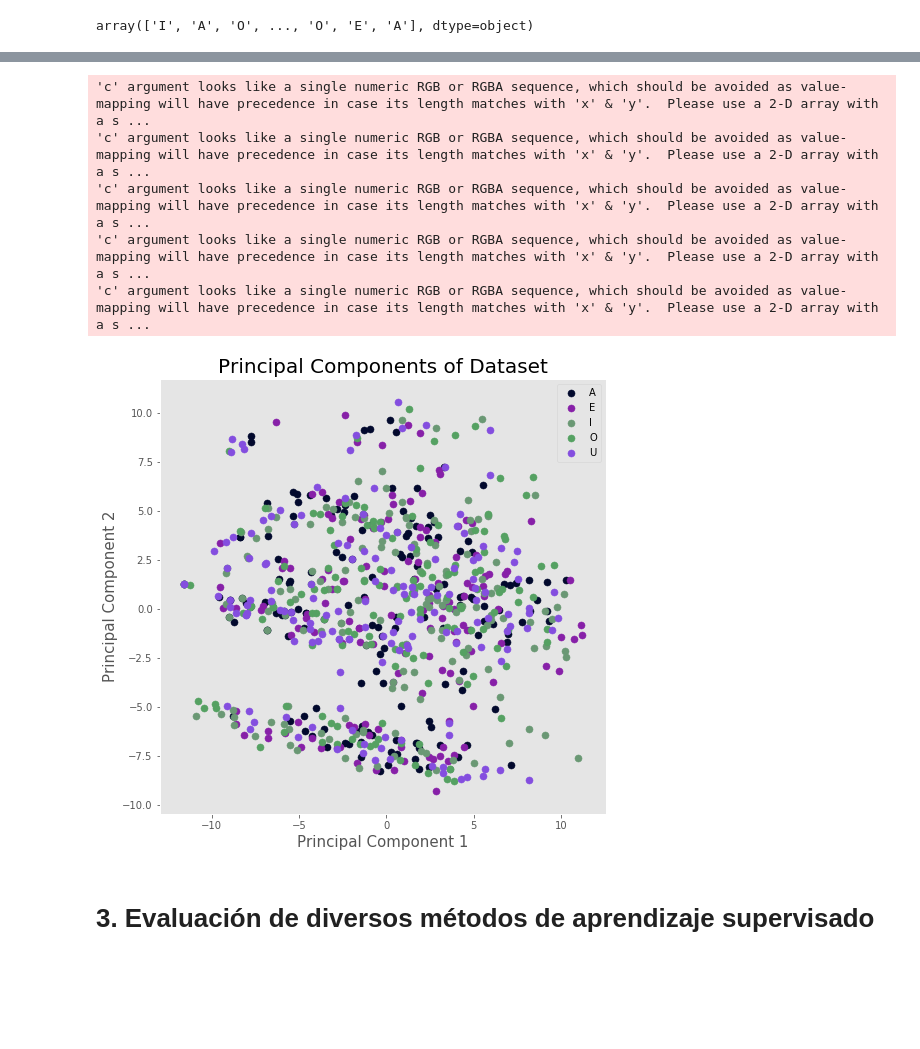
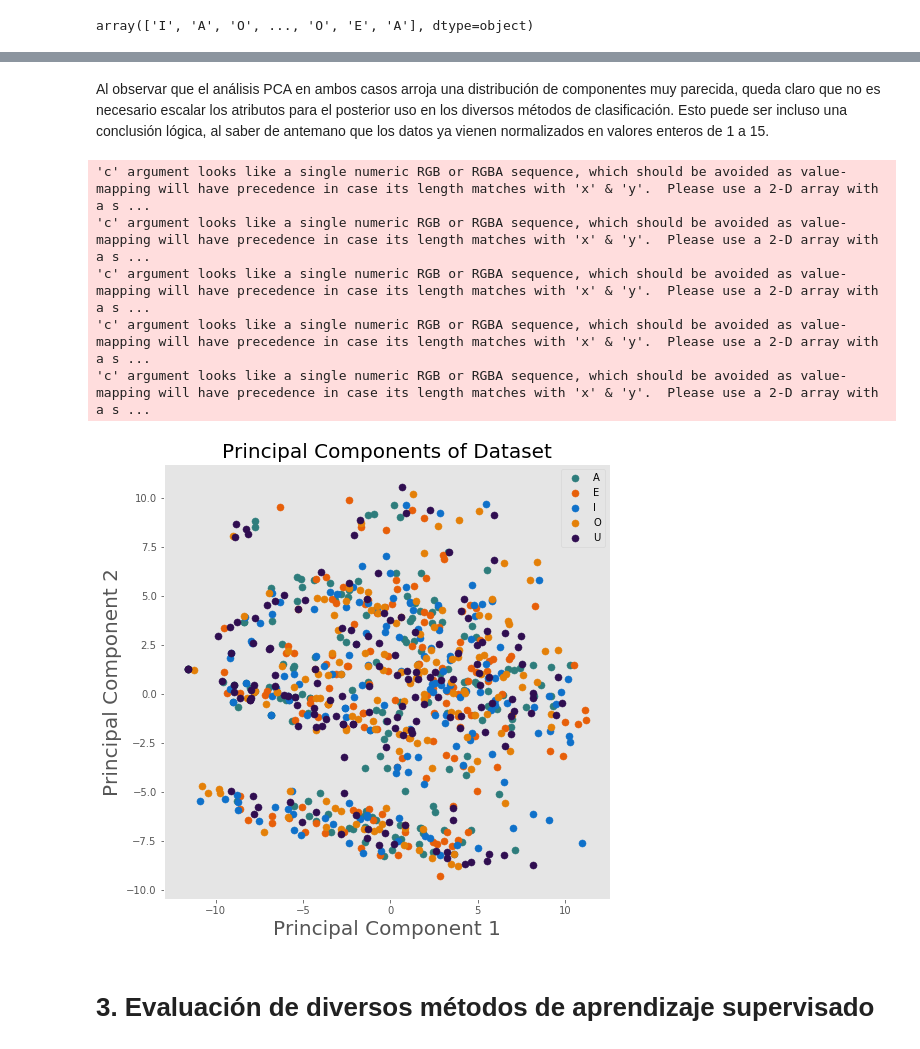
Before and after one commit to dkohkemper/pattern_recognition, a Jupyter notebook: proyecto_final/proyecto_final.ipynb, the cells around one changed output, grey strips where cells are left out. Cells and saved outputs as stored; diff of their text form; code cells hidden in the pictures; blank space fills up the shorter version.

```diff
--- a/proyecto_final/proyecto_final.ipynb
+++ b/proyecto_final/proyecto_final.ipynb
@@ -146,6 +146,9 @@ df.head(5)
 # %% [markdown]
 Para facilitar el manejo y graficación de los datos, se reducirá el set de datos temporalmente a las 5 vocales del alfabeto.
 # %%
-df = df[(df.letter == 'A') | (df.letter == 'E') | (df.letter == 'I') | (df.letter == 'O') | (df.letter == 'U')]
+df_vowels = df[(df.letter == 'A') | (df.letter == 'E') | (df.letter == 'I') | (df.letter == 'O') | (df.letter == 'U')]
+df_set1   = df[(df.letter == 'Q') | (df.letter == 'U') | (df.letter == 'O') | (df.letter == 'D') | (df.letter == 'G') | (df.letter == 'C') | (df.letter == 'B')]
 
-df.head(5)
+df_vowels.head(5)
+
+df_test = df_vowels
@@ -164,13 +160,13 @@ Ahora se separan los atributos y la clase en variables separadas, para los proce
 # Make a list of features only
 features = ['x_box', 'y_box', 'width','high','onpix','x_bar','y_bar','x2bar','y2bar','xybar','x2ybr','xy2br','x_ege','xegvy','y_ege', 'yegvx']
 
-# Separate features from class(es)
-input_features = df.loc[:,features].values
-output_class   = df.loc[:,['letter']].values
+# Separate features from class
+input_features = df_test.loc[:,features].values
+output_class   = df_test.loc[:,['letter']].values
 # Squeeze output into one single column
-output_class     = output_class.ravel()
+output_class   = output_class.ravel()
 
-# Print variable to verify classes are letters
+# Print variable to verify classes are the one selected
 output_class
 # %% [output]
 array(['I', 'A', 'O', ..., 'O', 'E', 'A'], dtype=object)
@@ -251,3 +259,5 @@ print(pca.explained_variance_ratio_.cumsum())
+# %% [markdown]
+Al observar que el análisis PCA en ambos casos arroja una distribución de componentes muy parecida, queda claro que no es necesario escalar los atributos para el posterior uso en los diversos métodos de clasificación. Esto puede ser incluso una conclusión lógica, al saber de antemano que los datos ya vienen normalizados en valores enteros de 1 a 15.
 # %%
 from sklearn.utils import column_or_1d
 from sklearn import preprocessing
@@ -263,38 +273,38 @@ principalComponents = pca.fit_transform(input_features)
 principalDf = pd.DataFrame(data = principalComponents)
 
 le = preprocessing.LabelEncoder()
-le.fit(df[['letter']])
+le.fit(df_test[['letter']])
 targets = le.classes_.ravel()
 
 #Se concatenan las componentes de PCA con los targets
-finalDf = pd.concat([principalDf, df[['letter']]], axis = 1)
+finalDf = pd.concat([principalDf, df_test[['letter']]], axis = 1)
 
 fig = plt.figure(figsize = (8,8))
 ax = fig.add_subplot(1,1,1)
-ax.set_xlabel('Principal Component 1', fontsize = 15)
-ax.set_ylabel('Principal Component 2', fontsize = 15)
+ax.set_xlabel('Principal Component 1', fontsize = 20)
+ax.set_ylabel('Principal Component 2', fontsize = 20)
 ax.set_title('Principal Components of Dataset', fontsize = 20)
 
 # Agrupar todos los targets
 for target in targets:
     # Busca los indices que sean iguales al target
     indices = finalDf['letter'] == target
     # Grafica los puntos encontrados con un color aleatorio, pero igual para los del mismo target
     ax.scatter(finalDf.loc[indices, 0]
                , finalDf.loc[indices, 1]
                , c = np.random.rand(3,)
                , s = 50)
 
 #Se enciende el grid y se muestra que significa cada color
 ax.legend(targets)
 ax.grid()
 # %% [output]
 'c' argument looks like a single numeric RGB or RGBA sequence, which should be avoided as value-mapping will have precedence in case its length matches with 'x' & 'y'.  Please use a 2-D array with a s ...
 'c' argument looks like a single numeric RGB or RGBA sequence, which should be avoided as value-mapping will have precedence in case its length matches with 'x' & 'y'.  Please use a 2-D array with a s ...
 'c' argument looks like a single numeric RGB or RGBA sequence, which should be avoided as value-mapping will have precedence in case its length matches with 'x' & 'y'.  Please use a 2-D array with a s ...
 'c' argument looks like a single numeric RGB or RGBA sequence, which should be avoided as value-mapping will have precedence in case its length matches with 'x' & 'y'.  Please use a 2-D array with a s ...
 'c' argument looks like a single numeric RGB or RGBA sequence, which should be avoided as value-mapping will have precedence in case its length matches with 'x' & 'y'.  Please use a 2-D array with a s ...
-[figure, old version]
+[figure, new version]
 # %% [markdown]
 # 3. Evaluación de diversos métodos de aprendizaje supervisado
 # %% [markdown]
```
Also changed, not shown: parts of 15 cells of this notebook.
